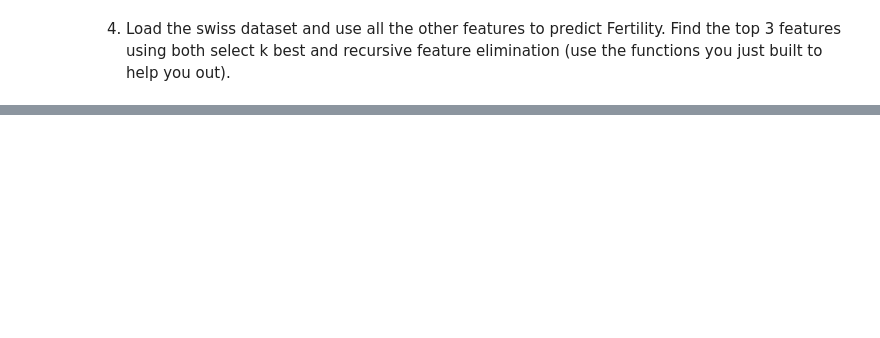
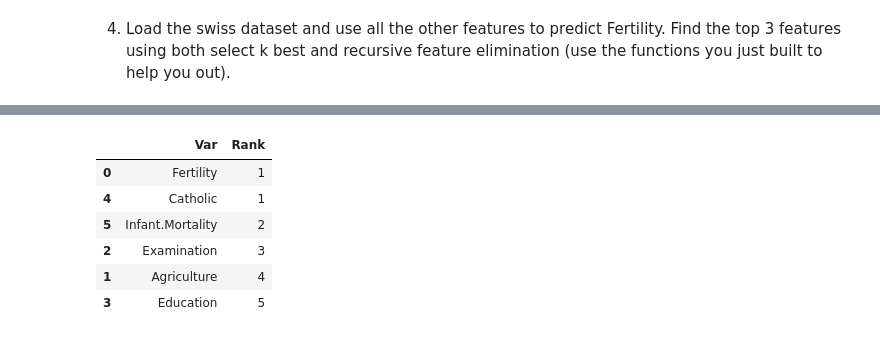
Before and after one commit to ljackson707/regression-exercises, a Jupyter notebook: feature_engineering_exercises.ipynb, the cells around one changed output, grey strips where cells are left out. Drawn from its saved outputs; the diff is of its cells as text; code cells hidden in the pictures; blank space fills up the shorter version.

```diff
--- a/feature_engineering_exercises.ipynb
+++ b/feature_engineering_exercises.ipynb
@@ -183,0 +349,2 @@ F) Why do you think select k best and recursive feature elimination might give d
+# %%
+y_train = train[target]
@@ -183,0 +374,51 @@ F) Why do you think select k best and recursive feature elimination might give d
+# %%
+from sklearn.feature_selection import SelectKBest, f_regression
+
+# parameters: f_regression stats test, give me 8 features
+f_selector = SelectKBest(f_regression, k=5)
+
+# find the top 8 X's correlated with y
+f_selector.fit(train_scaled, y_train)
+
+# boolean mask of whether the column was selected or not.
+feature_mask = f_selector.get_support()
+
+# get list of top K features.
+f_feature = train_scaled.iloc[:,feature_mask].columns.tolist()
+# %%
+from sklearn.linear_model import LinearRegression
+from sklearn.feature_selection import RFE
+
+# initialize the ML algorithm
+lm = LinearRegression()
+
+# create the rfe object, indicating the ML object (lm) and the number of features I want to end up with.
+rfe = RFE(lm, 2)
+
+# fit the data using RFE
+rfe.fit(train_scaled,y_train)
+
+# get the mask of the columns selected
+feature_mask = rfe.support_
+
+# get list of the column names.
+rfe_feature = train_scaled.iloc[:,feature_mask].columns.tolist()
+# %%
+# view list of columns and their ranking
+
+# get the ranks
+var_ranks = rfe.ranking_
+# get the variable names
+var_names = train_scaled.columns.tolist()
+# combine ranks and names into a df for clean viewing
+rfe_ranks_df = pd.DataFrame({'Var': var_names, 'Rank': var_ranks})
+# sort the df by rank
+rfe_ranks_df.sort_values('Rank')
+# %% [output]
+|  | Var | Rank |
+| 0 | Fertility | 1 |
+| 4 | Catholic | 1 |
+| 5 | Infant.Mortality | 2 |
+| 2 | Examination | 3 |
+| 1 | Agriculture | 4 |
+| 3 | Education | 5 |
```
Also changed, not shown: parts of 33 cells of this notebook.
